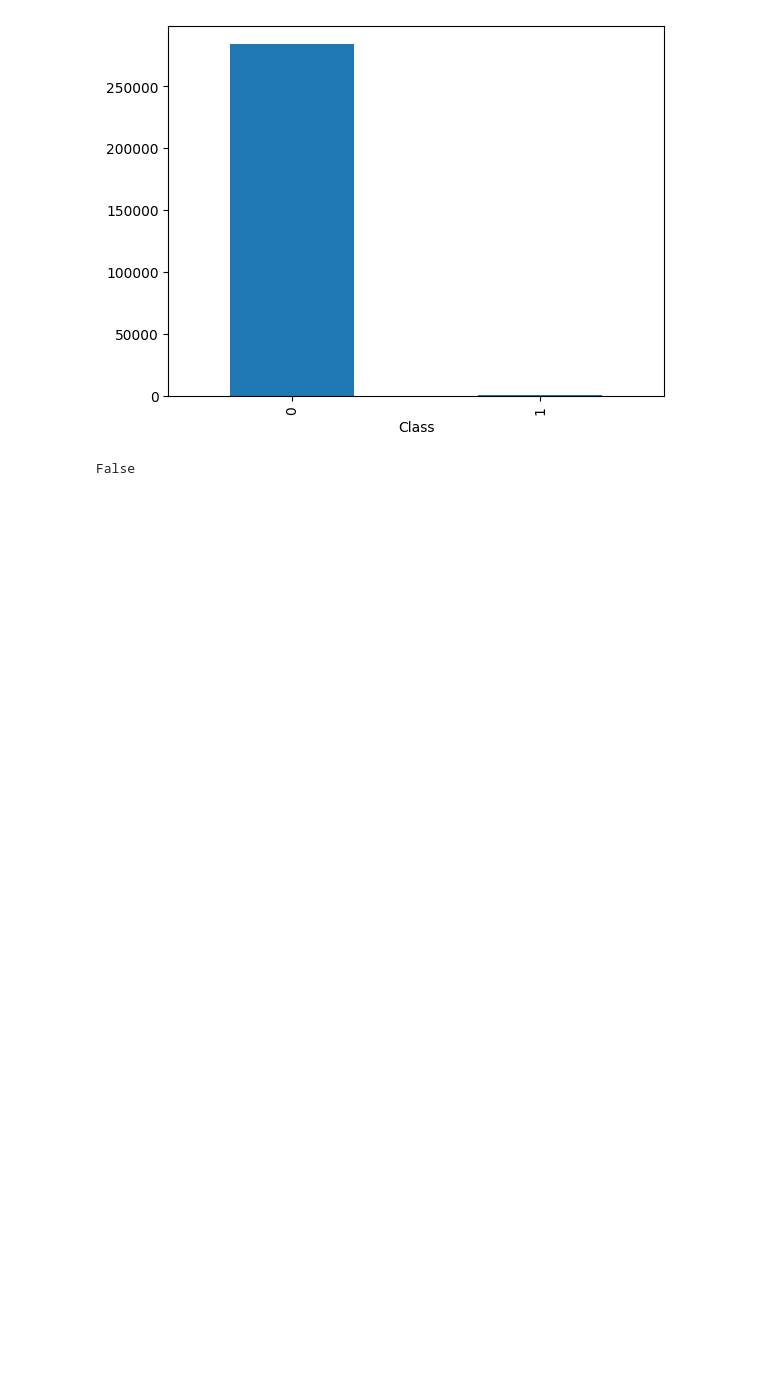
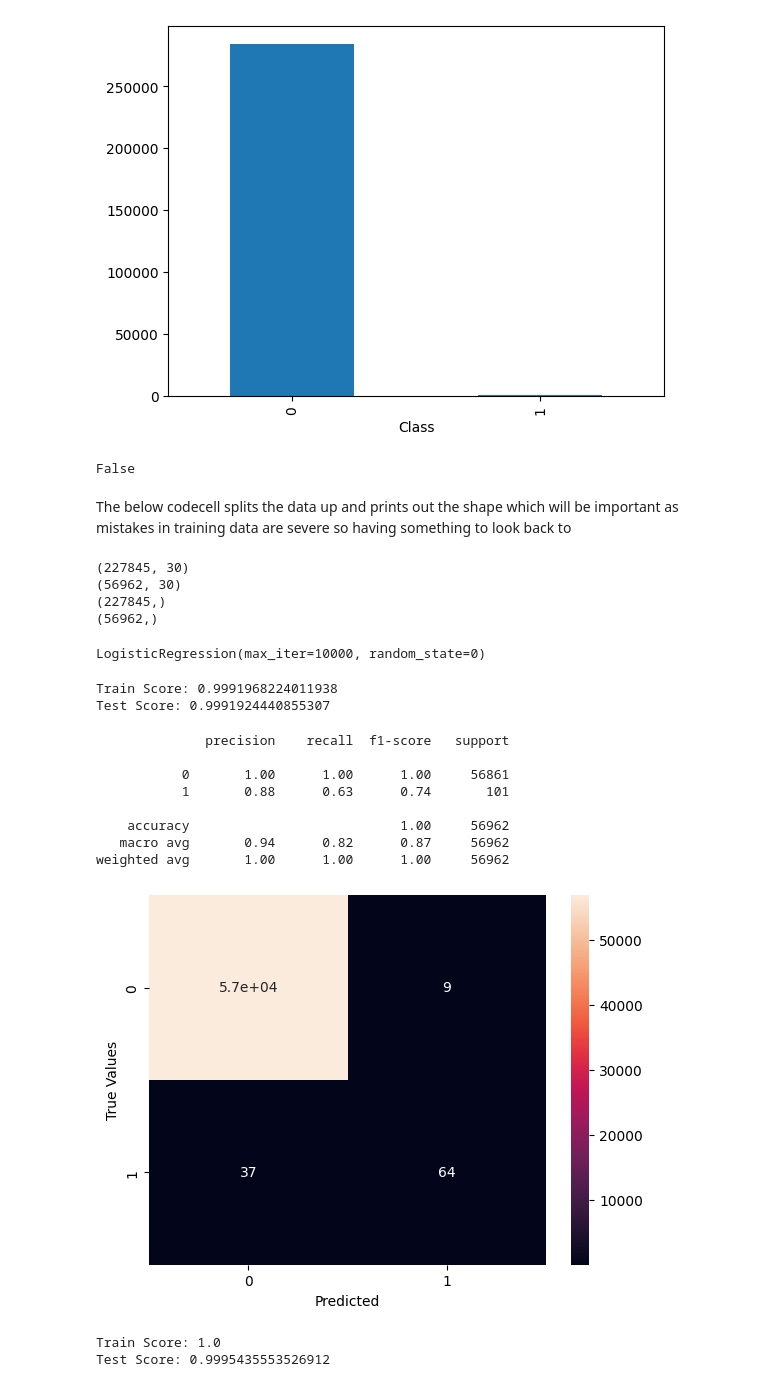
Before and after one commit to IrfanCamparaGithub/AppliedMachineLearningFraudProject, a Jupyter notebook: starter.ipynb, the cells around one changed output. Drawn from its saved outputs; the diff is of its cells as text; code cells hidden in the pictures; blank space fills up the shorter version.

Commit message:
add all models with iniatial training/scoring

```diff
--- a/starter.ipynb
+++ b/starter.ipynb
@@ -42,3 +42,68 @@ fraud_counts.plot(kind = 'bar')
 df.isna().any().any()
 # %% [output]
 False
+# %% [markdown]
+The below codecell splits the data up and prints out the shape which will be important as mistakes in training data are severe so having something to look back to
+# %%
+from sklearn.model_selection import train_test_split
+x = df.drop(columns=["Class"])
+t = df["Class"]
+X_train, X_test, t_train, t_test = train_test_split(x, t, test_size=0.2, random_state=0)
+print(X_train.shape)
+print(X_test.shape)
+print(t_train.shape)
+print(t_test.shape)
+# %% [output]
+(227845, 30)
+(56962, 30)
+(227845,)
+(56962,)
+# %%
+from sklearn.linear_model import LogisticRegression
+logisticReg = LogisticRegression(random_state=0, max_iter= 10000)
+logisticReg.fit(X_train, t_train)
+# %% [output]
+LogisticRegression(max_iter=10000, random_state=0)
+# %%
+from sklearn.metrics import classification_report, confusion_matrix
+logisticReg.fit(X_train, t_train)
+train_score = logisticReg.score(X_train, t_train)
+
+test_score = logisticReg.score(X_test, t_test)
+print("Train Score: "+ str(train_score))
+print("Test Score: " + str(test_score))
+# %% [output]
+Train Score: 0.9991968224011938
+Test Score: 0.9991924440855307
+# %%
+import matplotlib.pyplot as plt
+
+y_pred = logisticReg.predict(X_test)
+print(classification_report(t_test, y_pred))
+cm = confusion_matrix(t_test, y_pred)
+sns.heatmap(cm, annot=True)
+plt.xlabel('Predicted')
+plt.ylabel('True Values')
+plt.show()
+# %% [output]
+              precision    recall  f1-score   support
+
+           0       1.00      1.00      1.00     56861
+           1       0.88      0.63      0.74       101
+
+    accuracy                           1.00     56962
+   macro avg       0.94      0.82      0.87     56962
+weighted avg       1.00      1.00      1.00     56962
+[figure, added]
+# %%
+import xgboost as xgb
+extremeGradientBoost = xgb.XGBClassifier()
+extremeGradientBoost.fit(X_train, t_train)
+train_score = extremeGradientBoost.score(X_train, t_train)
+
+test_score = extremeGradientBoost.score(X_test, t_test)
+print("Train Score: "+ str(train_score))
+print("Test Score: " + str(test_score))
+# %% [output]
+Train Score: 1.0
+Test Score: 0.9995435553526912
```
Also changed, not shown: parts of 7 cells of this notebook.
